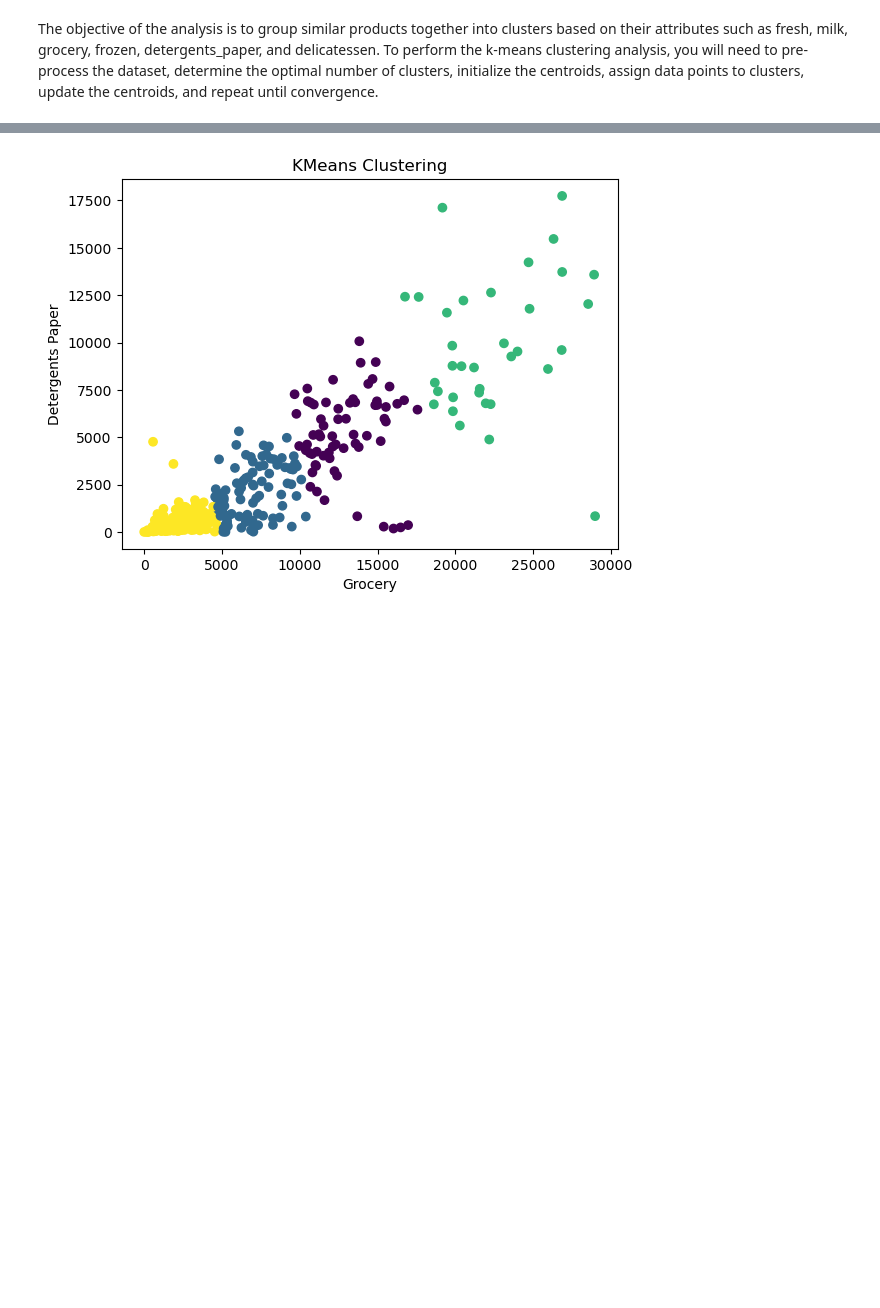
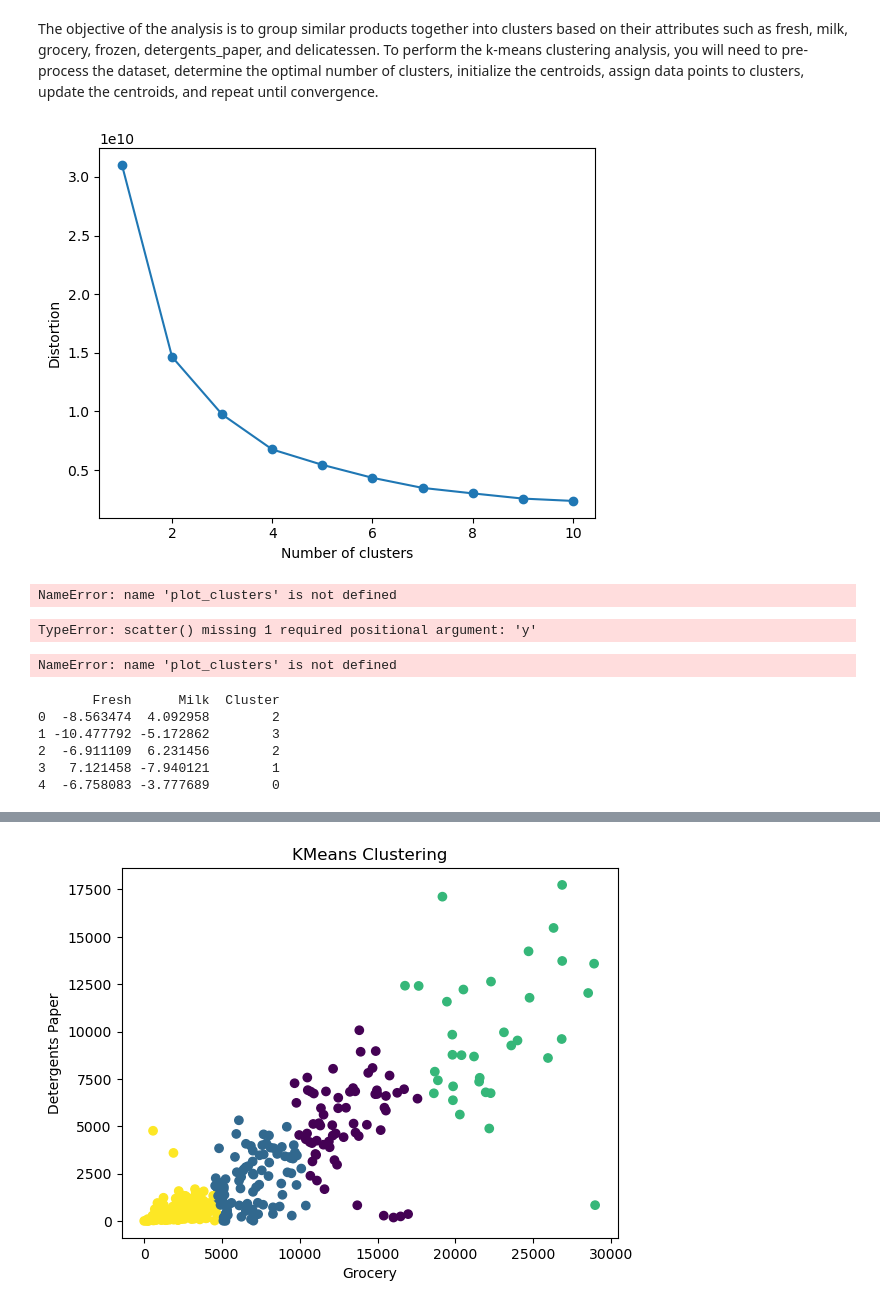
Before and after one commit to RRPharaoh/ml-project-unsupervised-learning, a Jupyter notebook: Unsupervised Learning - Project.ipynb, the cells around one changed output, grey strips where cells are left out. Saved outputs shown, nothing was run; the diff lists cells and outputs as text; code cells hidden in the pictures; blank space fills up the shorter version.

```diff
--- a/Unsupervised Learning - Project.ipynb
+++ b/Unsupervised Learning - Project.ipynb
@@ -247,6 +248,57 @@ df_clean = df_clean.to_csv("data/df_clean.csv")
 # Part II - KMeans Clustering
 # %% [markdown]
 The objective of the analysis is to group similar products together into clusters based on their attributes such as fresh, milk, grocery, frozen, detergents_paper, and delicatessen. To perform the k-means clustering analysis, you will need to pre-process the dataset, determine the optimal number of clusters, initialize the centroids, assign data points to clusters, update the centroids, and repeat until convergence.
+# %%
+def optimize_kmeans(X, max_clusters):
+    distortions = []
+    for i in range(1, max_clusters +1):
+        km = KMeans(n_clusters=i,
+                    init='k-means++',
+                    n_init=10,
+                    random_state=0)
+        km.fit(X)
+        distortions.append(km.inertia_)
+
+    plt.plot(range(1,max_clusters +1), distortions, marker='o')
+    plt.xlabel('Number of clusters')
+    plt.ylabel('Distortion')
+    plt.show()
+# %%
+optimize_kmeans(df[['Fresh', 'Milk']], 10)
+# %% [output]
+[figure, added]
+# %%
+plot_clusters(X, y_km, plt_cluster_centers= True)
+# %% [output]
+NameError: name 'plot_clusters' is not defined
+# %%
+plt.scatter(x=df)
+# %% [output]
+TypeError: scatter() missing 1 required positional argument: 'y'
+# %%
+ # clustering result
+plot_clusters(X, y_kmeans, plt_cluster_centers= True)
+# %% [output]
+NameError: name 'plot_clusters' is not defined
+# %%
+X, _ = make_blobs(n_samples=10, centers=4, n_features=2)
+
+df = pd.DataFrame(X, columns=['Fresh', 'Milk'])
+
+kmeans = KMeans(n_clusters=4)
+
+y = kmeans.fit_predict(df[['Fresh', 'Milk']])
+
+df['Cluster'] = y
+
+print(df.head())
+# %% [output]
+       Fresh      Milk  Cluster
+0  -8.563474  4.092958        2
+1 -10.477792 -5.172862        3
+2  -6.911109  6.231456        2
+3   7.121458 -7.940121        1
+4  -6.758083 -3.777689        0
 # %%
 # The features for clustering
 features = df[['Grocery', 'Delicassen']]
```
Also changed, not shown: parts of 3 cells of this notebook, 1 other file.
